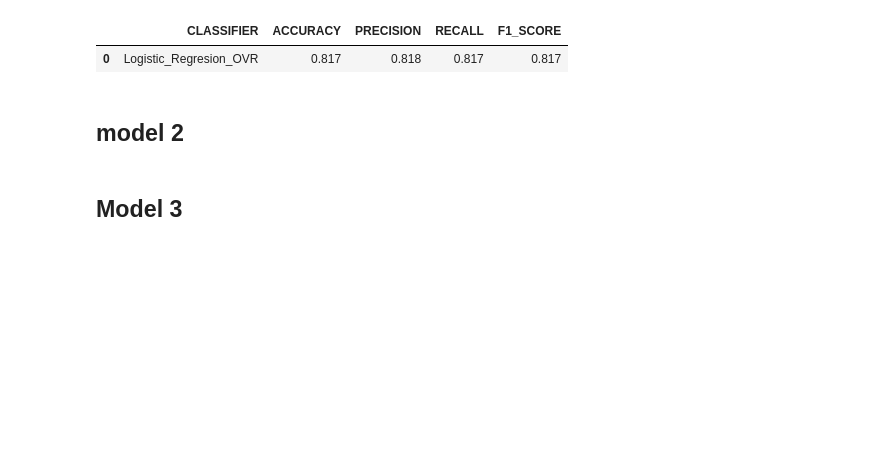
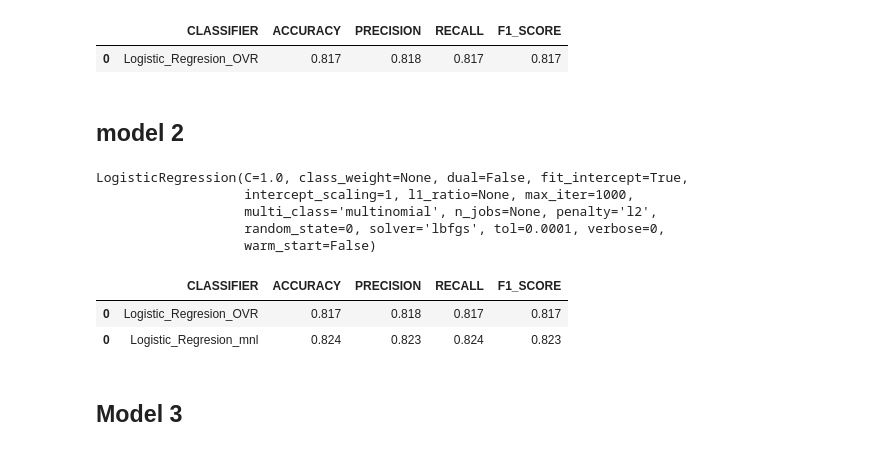
Before and after one commit to HamoyeHQ/11-financial-products, a Jupyter notebook: model/Final_ML_baselines.ipynb, the cells around one changed output. Cells and saved outputs as stored; diff of their text form; code cells hidden in the pictures; blank space fills up the shorter version.

```diff
--- a/model/Final_ML_baselines.ipynb
+++ b/model/Final_ML_baselines.ipynb
@@ -219,6 +219,26 @@ metric_report
 | 0 | Logistic_Regresion_OVR | 0.817 | 0.818 | 0.817 | 0.817 |
 # %% [markdown]
 ## model 2
+# %%
+# Create multinomial logistic regression object
+logistic_regression_mnl = LogisticRegression(random_state=0, multi_class="multinomial", max_iter=1000)
+# %%
+logistic_regression_mnl.fit(xtrain_tfidf, y_train)
+# %% [output]
+LogisticRegression(C=1.0, class_weight=None, dual=False, fit_intercept=True,
+                   intercept_scaling=1, l1_ratio=None, max_iter=1000,
+                   multi_class='multinomial', n_jobs=None, penalty='l2',
+                   random_state=0, solver='lbfgs', tol=0.0001, verbose=0,
+                   warm_start=False)
+# %%
+mnl_preds = logistic_regression_mnl.predict(xtest_tfidf)
+# %%
+metric_report = pd.concat([metric_report, report(classifier_name='Logistic_Regresion_mnl', y_true=y_test, y_hat=mnl_preds, average='weighted')])
+metric_report
+# %% [output]
+|  | CLASSIFIER | ACCURACY | PRECISION | RECALL | F1_SCORE |
+| 0 | Logistic_Regresion_OVR | 0.817 | 0.818 | 0.817 | 0.817 |
+| 0 | Logistic_Regresion_mnl | 0.824 | 0.823 | 0.824 | 0.823 |
 # %% [markdown]
 ## Model 3
 # %% [markdown]
```
Also changed, not shown: parts of 1 cell of this notebook.
